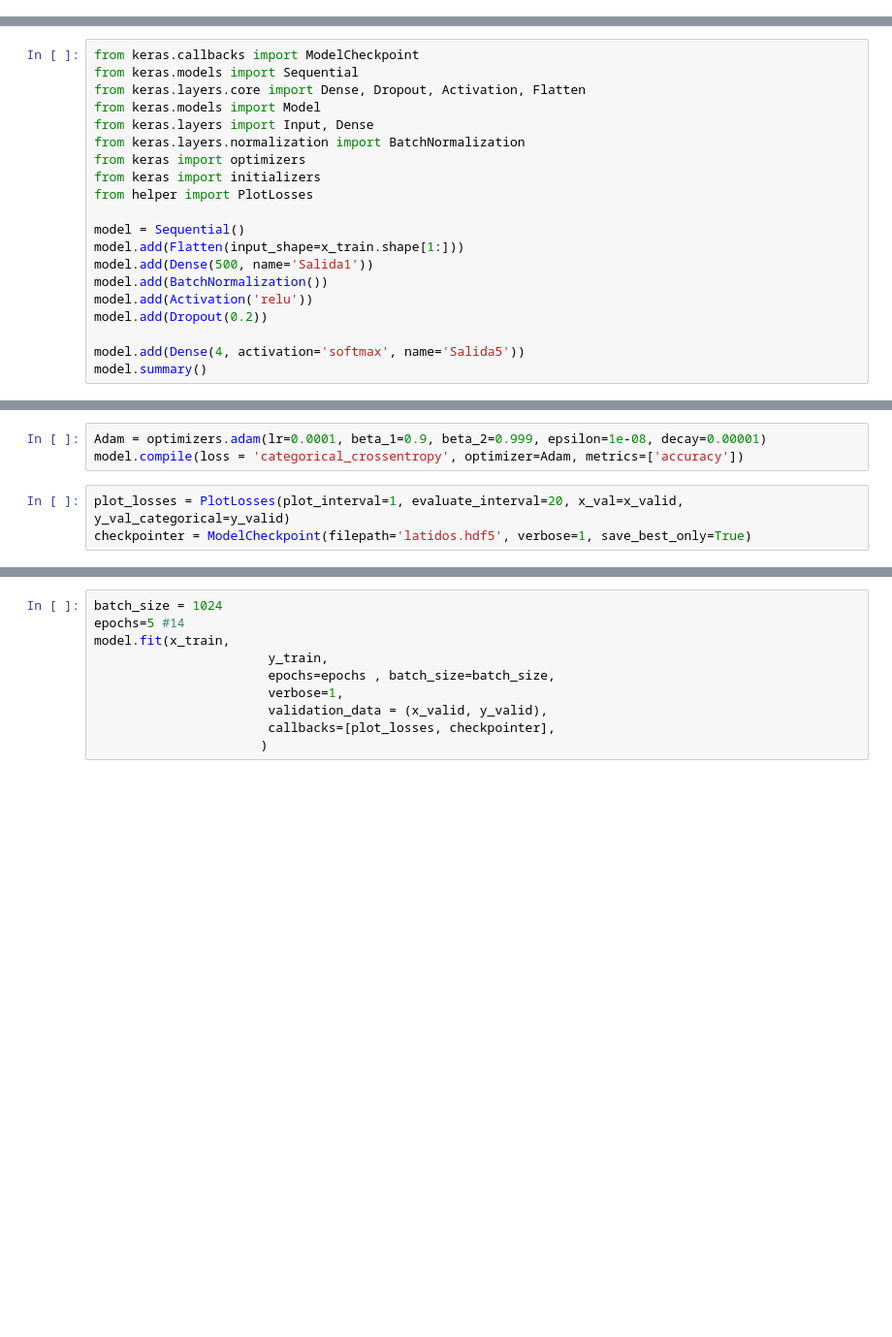
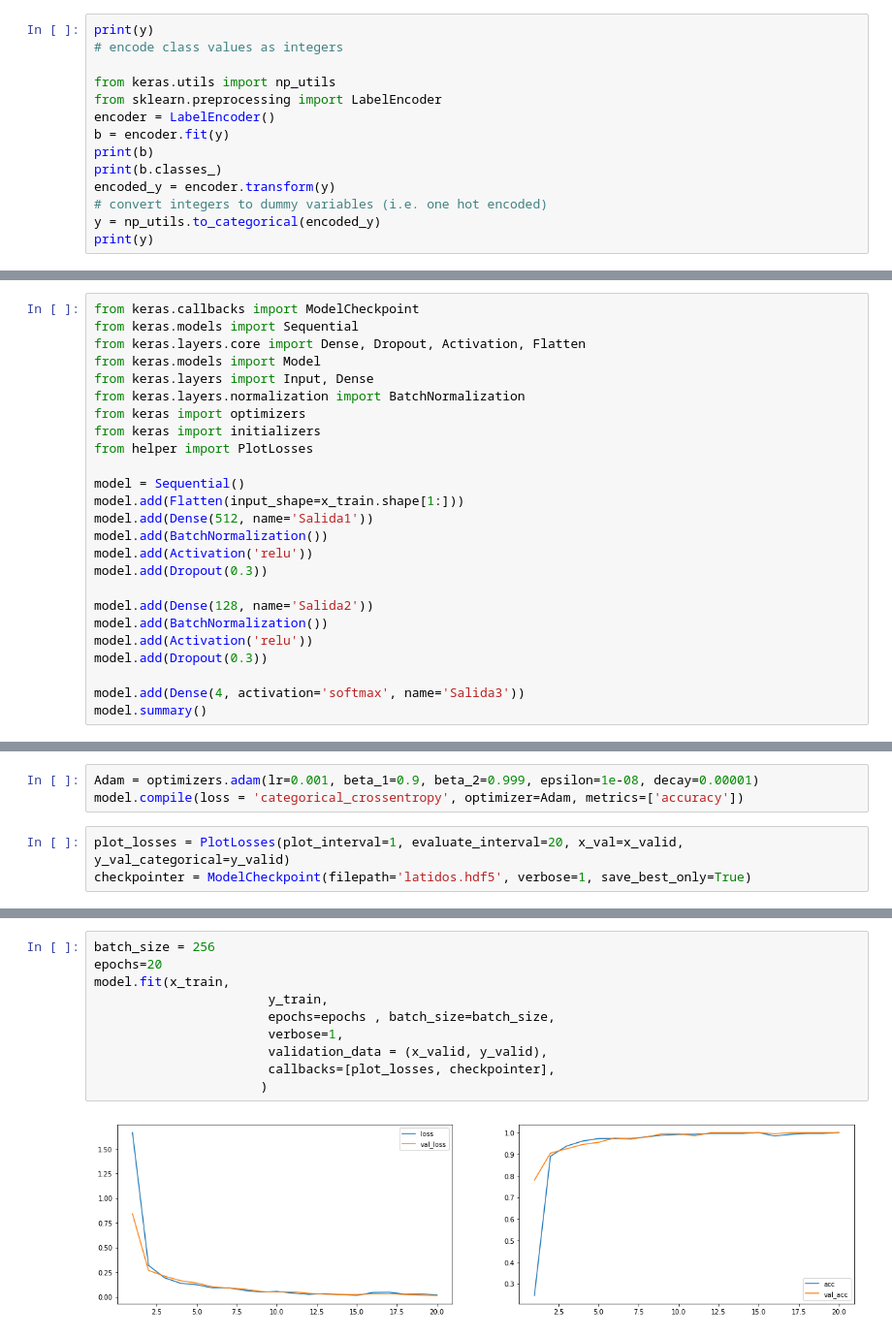
Before and after one commit to CachadaF/Lab_ML_ITBA, a Jupyter notebook: CNN-Latidos/Otros/Latidos.ipynb, the cells around one changed output, grey strips where cells are left out. Shown: that part at 97% size. Saved outputs shown, nothing was run; the diff lists cells and outputs as text; blank space fills up the shorter version.

```diff
--- a/CNN-Latidos/Otros/Latidos.ipynb
+++ b/CNN-Latidos/Otros/Latidos.ipynb
@@ -122,0 +165,14 @@ print(y.shape)
+# %%
+print(y)
+# encode class values as integers
+
+from keras.utils import np_utils
+from sklearn.preprocessing import LabelEncoder
+encoder = LabelEncoder()
+b = encoder.fit(y)
+print(b)
+print(b.classes_)
+encoded_y = encoder.transform(y)
+# convert integers to dummy variables (i.e. one hot encoded)
+y = np_utils.to_categorical(encoded_y)
+print(y)
@@ -139,10 +210,15 @@ from helper import PlotLosses
 
 model = Sequential()
 model.add(Flatten(input_shape=x_train.shape[1:]))
-model.add(Dense(500, name='Salida1'))
+model.add(Dense(512, name='Salida1'))
 model.add(BatchNormalization())
 model.add(Activation('relu'))
-model.add(Dropout(0.2))
+model.add(Dropout(0.3))
 
-model.add(Dense(4, activation='softmax', name='Salida5'))
+model.add(Dense(128, name='Salida2'))
+model.add(BatchNormalization())
+model.add(Activation('relu'))
+model.add(Dropout(0.3))
+
+model.add(Dense(4, activation='softmax', name='Salida3'))
 model.summary()
@@ -149,5 +243,5 @@ model.summary()
 # %%
-Adam = optimizers.adam(lr=0.0001, beta_1=0.9, beta_2=0.999, epsilon=1e-08, decay=0.00001)
+Adam = optimizers.adam(lr=0.001, beta_1=0.9, beta_2=0.999, epsilon=1e-08, decay=0.00001)
 model.compile(loss = 'categorical_crossentropy', optimizer=Adam, metrics=['accuracy'])
 # %%
 plot_losses = PlotLosses(plot_interval=1, evaluate_interval=20, x_val=x_valid, y_val_categorical=y_valid)
@@ -158,10 +255,12 @@ print(y_valid.shape)
 # %%
-batch_size = 1024
-epochs=5 #14
+batch_size = 256
+epochs=20
 model.fit(x_train,
                        y_train,
                        epochs=epochs , batch_size=batch_size,
                        verbose=1,
                        validation_data = (x_valid, y_valid),
                        callbacks=[plot_losses, checkpointer],
                       )
+# %% [output]
+[figure, added]
```
Also changed, not shown: parts of 22 cells of this notebook.
